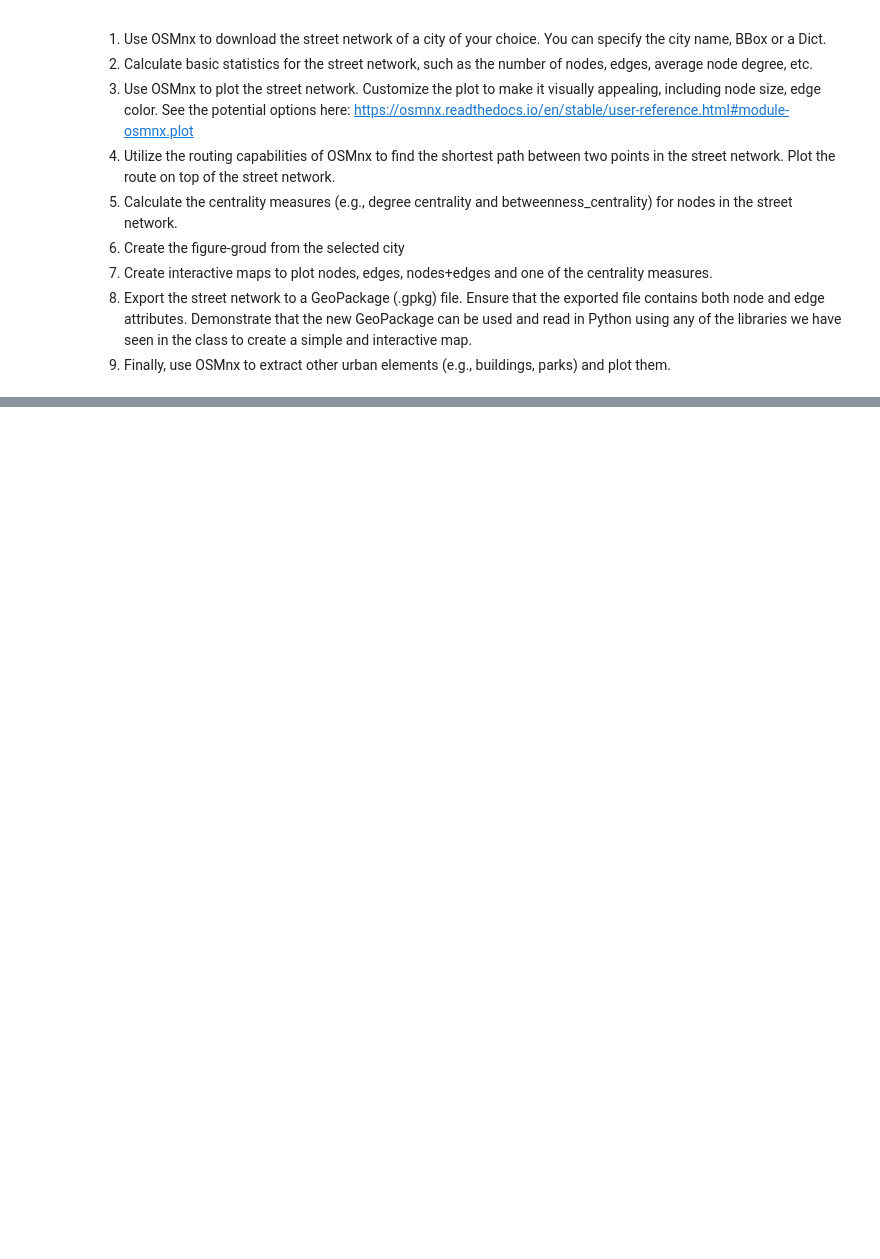
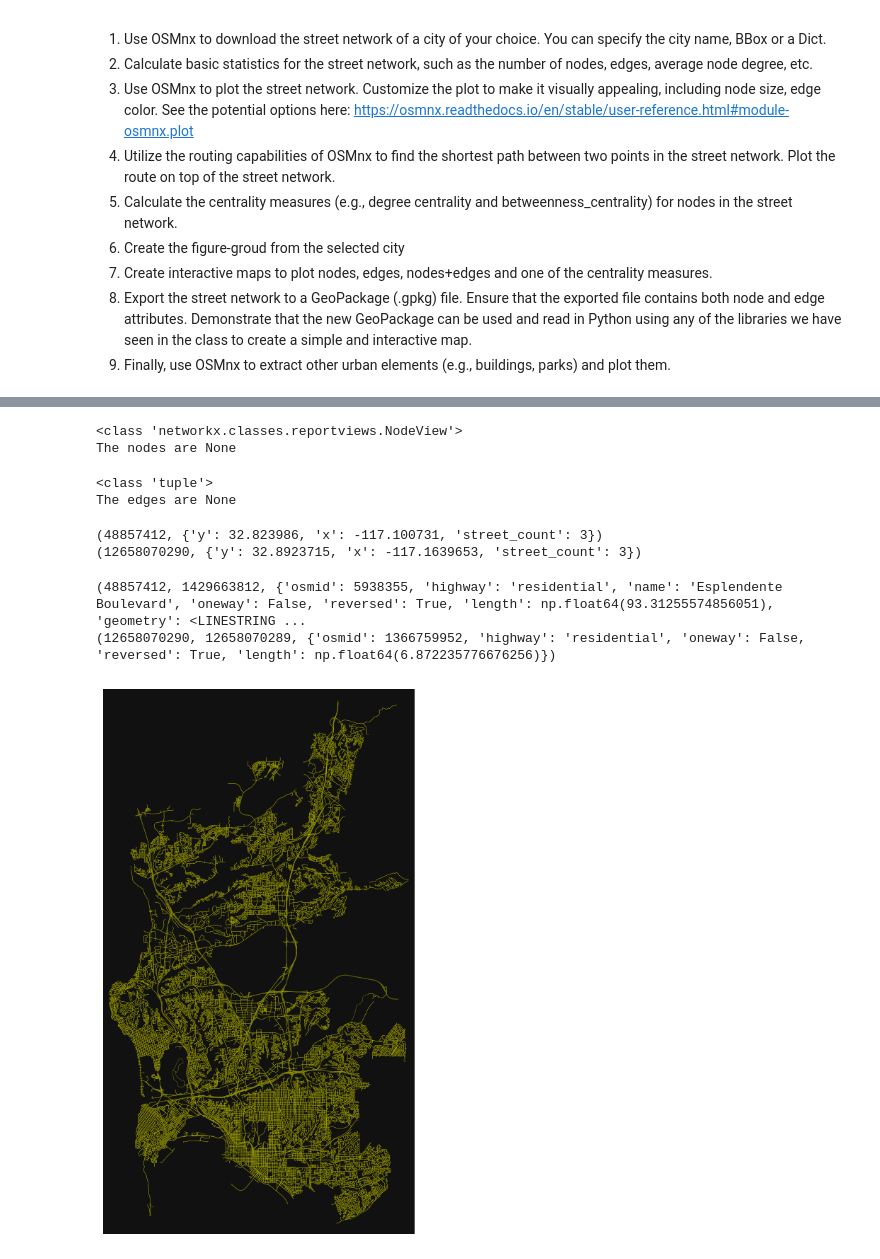
Before and after one commit to beapinol/UrbanAn, a Jupyter notebook: Lab_Five/UA_LabWorkbook_5.3.ipynb, the cells around one changed output, grey strips where cells are left out. Cells and saved outputs as stored; diff of their text form; code cells hidden in the pictures; blank space fills up the shorter version.

```diff
--- a/Lab_Five/UA_LabWorkbook_5.3.ipynb
+++ b/Lab_Five/UA_LabWorkbook_5.3.ipynb
@@ -15,4 +18,7 @@ This challenge is about OSMnx. You will explore and analyze a city's street netw
 # %%
-#downloading our chosen street network of BogotA
+#downloading our chosen street network of San Diego
+# through making a query in the form of a dict
+place = {"city": "San Diego", "state": "California", "country": "USA"}
+G = ox.graph_from_place(place, network_type="drive", truncate_by_edge=True)
 # %%
 #calculating basic statistics for the street network, such as number of nodes, edges, average node degree etc.
@@ -18,0 +34,26 @@ This challenge is about OSMnx. You will explore and analyze a city's street netw
+# %%
+#exploring the data type of nodes
+print("The nodes are", print(type(G.nodes)))
+# %% [output]
+<class 'networkx.classes.reportviews.NodeView'>
+The nodes are None
+# %%
+#exploring the data type of edges
+print("The edges are", print(type(list(G.edges(data=True))[0])))
+# %% [output]
+<class 'tuple'>
+The edges are None
+# %%
+#exploring elements of the first and last nodes
+print(list(G.nodes(data=True))[0])
+print(list(G.nodes(data=True))[-1])
+# %% [output]
+(48857412, {'y': 32.823986, 'x': -117.100731, 'street_count': 3})
+(12658070290, {'y': 32.8923715, 'x': -117.1639653, 'street_count': 3})
+# %%
+#exploring elements of the first and last edges
+print(list(G.edges(data=True))[0])
+print(list(G.edges(data=True))[-1])
+# %% [output]
+(48857412, 1429663812, {'osmid': 5938355, 'highway': 'residential', 'name': 'Esplendente Boulevard', 'oneway': False, 'reversed': True, 'length': np.float64(93.31255574856051), 'geometry': <LINESTRING ...
+(12658070290, 12658070289, {'osmid': 1366759952, 'highway': 'residential', 'oneway': False, 'reversed': True, 'length': np.float64(6.872235776676256)})
@@ -19,4 +63,5 @@ This challenge is about OSMnx. You will explore and analyze a city's street netw
 # %%
 #plotting street network using OSMnx
-
-#customising the node size and edge color
+fig, ax = ox.plot_graph(G, figsize=(10, 10), node_size=0, edge_color="y", edge_linewidth=0.2)
+# %% [output]
+[figure, added]
```
Also changed, not shown: parts of 9 cells of this notebook, 12 other files.
